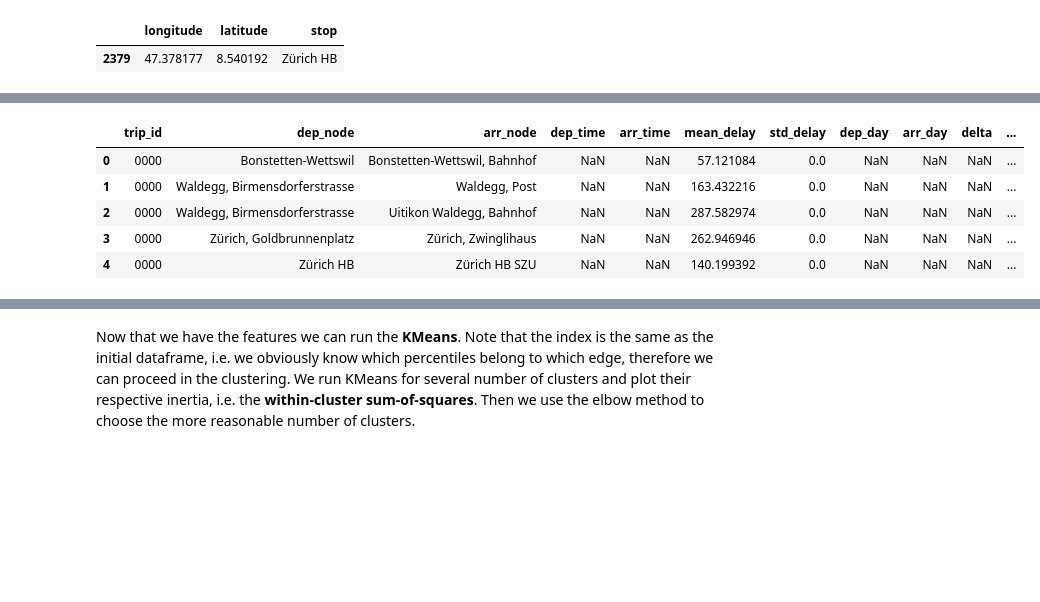
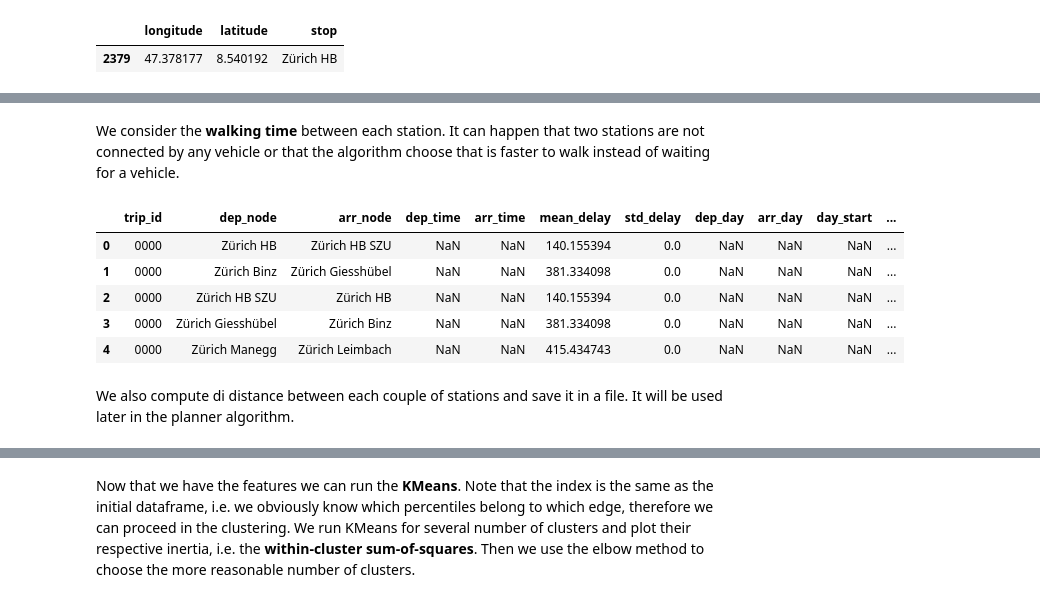
Before and after one commit to marcozov/journey_planning, a Jupyter notebook: FinalProject.ipynb, the cells around one changed output, grey strips where cells are left out. Saved outputs shown, nothing was run; the diff lists cells and outputs as text; code cells hidden in the pictures; blank space fills up the shorter version.

```diff
--- a/FinalProject.ipynb
+++ b/FinalProject.ipynb
@@ -169,11 +203,7 @@ df_with_delays = df_with_delays.filter((df_with_delays['arrival_delay'] > -1000)
 # %%
-# Filtering the stops that are not in the metadata
-# Adding a new column 'info' containing all the needed information
-# Grouping by trip id
-# Collect the list of the 'info' rows in the group
 df_grouped = (df_with_delays
     .filter(df_with_delays.stop_name.isin(metadataPandas.stop.tolist()))
-    .withColumn('info', F.struct('stop_name', F.split('arrival_time', " ")[1], 'arrival_delay', F.split('departure_time', " ")[1], 'departure_delay', 'day_week'))
+    .withColumn('info', F.struct('stop_name', F.split('arrival_time', " ")[1], 'arrival_delay', F.split('departure_time', " ")[1], 'departure_delay', 'day_week', 'day_week_start'))
     .groupby('id')
     .agg(F.collect_list('info').alias('info'))
               )
@@ -194,27 +229,26 @@ def compute_delta(arrival, departure, day):
 
 def delays(s):
     return tuple(s)
-    if s.shape[0] < 2:
-        return s
-    return list(s)
 
 # DataFrame containing the final schedule
 schedule = pd.DataFrame(columns= ['trip_id', 'dep_node', 'arr_node',
                                   'dep_time', 'arr_time',
                                   'mean_delay', 'std_delay',
-                                  'dep_day', 'arr_day', 'delta', 'delays'])
+                                  'dep_day', 'arr_day', 'day_start',
+                                  'delta', 'delays'])
 
 # Iterating through groups
 for group in groups:
     trip_id = group[0]
     info = group[1]
-    p = pd.DataFrame(info, columns=['stop', 'arrival_time', 'arrival_delay','departure_time', 'departure_delay', 'week_day'])
+    p = pd.DataFrame(info, columns=['stop', 'arrival_time', 'arrival_delay','departure_time', 'departure_delay', 'week_day', 'day_week_start'])
 
     # Computing the mean of arrival and departure delays
     c = p.groupby(['week_day', 'arrival_time', 'departure_time', 'stop']).agg([np.mean, np.std, delays])
 
     c = c.reset_index()
     c.columns = [' '.join(col).strip() for col in c.columns.values]
+
 
     # Creating all the couples of (start_station, arrival_station) for each trip. The order of the schedule
     # is manteined by the groupby operation. We can have the same schedule for different days of the week,
@@ -230,6 +264,7 @@ for group in groups:
                         c.loc[i+1, 'arrival_delay std'],
                         c.loc[i, 'week_day'],
                         c.loc[i+1, 'week_day'],
+                        c.loc[i, 'day_week_start mean'],
                         compute_delta(c.loc[i, 'departure_time'],
                                       c.loc[i+1, 'arrival_time'],
                                       c.loc[i+1, 'week_day']-c.loc[i, 'week_day']),
@@ -238,7 +273,8 @@ for group in groups:
                      columns= ['trip_id', 'dep_node', 'arr_node',
                                'dep_time', 'arr_time',
                                'mean_delay', 'std_delay',
-                               'dep_day', 'arr_day', 'delta', 'delays'])
+                               'dep_day', 'arr_day', 'day_start',
+                               'delta', 'delays'])
     # Need to merge the last station with the first, in case of a trip that starts on sunday night and finisches
     # on monday morning
     m = len(c)-1
@@ -251,6 +287,7 @@ for group in groups:
                 'std_delay': c.loc[m, 'arrival_delay std'],
                 'dep_day': c.loc[m, 'week_day'],
                 'arr_day': c.loc[0, 'week_day'],
+                'day_start': c.loc[m, 'day_week_start mean'],
                 'delta': compute_delta(c.loc[m, 'departure_time'], c.loc[0, 'arrival_time'], c.loc[0, 'week_day']+7-c.loc[m, 'week_day']),
                 'delays': c.loc[m, 'arrival_delay delays']
                  }], ignore_index=True
@@ -258,7 +295,6 @@ for group in groups:
     # Filtering the wrong couples and couples where the start and stop stations are the same
     partialResult = partialResult[partialResult.delta < 180]
     partialResult = partialResult[partialResult.dep_node != partialResult.arr_node]
-    #partialResult = partialResult.drop(['delta'], axis=1)
     schedule = schedule.append(partialResult)
 
 schedule.reset_index(drop=True, inplace=True)
@@ -319,0 +377,5 @@ schedule.head()
+# %%
+# and keep into the schedule only trips happened more than treshold times
+treshold = 20
+schedule = schedule[schedule.num_delays >= treshold]
+schedule.head()
@@ -320,28 +470,34 @@ schedule.head()
+# %% [markdown]
+We consider the **walking time** between each station. It can happen that two stations are not connected by any vehicle or that the algorithm choose that is faster to walk instead of waiting for a vehicle.
+# %%
+# Filtering the metadata with the stations we have in the dataset
+node_set = list(set(schedule['dep_node']) | set(schedule['arr_node']))
+metadata_filtered = metadataPandas[metadataPandas['stop'].isin(node_set)]
 # %%
-# Compute the walking times between stations. Keeping only stations within 300m
+# Compute the walking times between stations. Keeping only stations within 500m
 walk = pd.DataFrame(columns= ['trip_id', 'dep_node', 'arr_node',
                               'dep_time', 'arr_time',
                               'mean_delay', 'std_delay',
-                              'dep_day', 'arr_day', 'delta', 'delays'])
-for _, stop1 in metadataPandas.iterrows():
-    for _, stop2 in metadataPandas.iterrows():
+                              'dep_day', 'arr_day', 'day_start', 'delays', 'num_delays', 'path_id'])
+for _, stop1 in metadata_filtered.iterrows():
+    for _, stop2 in metadata_filtered.iterrows():
         if (stop1.stop != stop2.stop):
             distance = compute_distance(float(stop1.latitude), float(stop1.longitude),
                                        float(stop2.latitude), float(stop2.longitude))
-            if (distance <= 300):
+            if (distance <= 500):
                 walk = walk.append({'trip_id': '0000',
                                     'dep_node': stop1.stop,
                                     'arr_node': stop2.stop,
-                                    'mean_delay': distance, # considering 1m/s
+                                    'mean_delay': distance, # considering 1m/s of walking speed
                                     'std_delay': 0.0}, ignore_index=True)
 
 walk.head()
 # %% [output]
-|  | trip_id | dep_node | arr_node | dep_time | arr_time | mean_delay | std_delay | dep_day | arr_day | delta | ... |
-| 0 | 0000 | Bonstetten-Wettswil | Bonstetten-Wettswil, Bahnhof | NaN | NaN | 57.121084 | 0.0 | NaN | NaN | NaN | ... |
-| 1 | 0000 | Waldegg, Birmensdorferstrasse | Waldegg, Post | NaN | NaN | 163.432216 | 0.0 | NaN | NaN | NaN | ... |
-| 2 | 0000 | Waldegg, Birmensdorferstrasse | Uitikon Waldegg, Bahnhof | NaN | NaN | 287.582974 | 0.0 | NaN | NaN | NaN | ... |
-| 3 | 0000 | Zürich, Goldbrunnenplatz | Zürich, Zwinglihaus | NaN | NaN | 262.946946 | 0.0 | NaN | NaN | NaN | ... |
-| 4 | 0000 | Zürich HB | Zürich HB SZU | NaN | NaN | 140.199392 | 0.0 | NaN | NaN | NaN | ... |
+|  | trip_id | dep_node | arr_node | dep_time | arr_time | mean_delay | std_delay | dep_day | arr_day | day_start | ... |
+| 0 | 0000 | Zürich HB | Zürich HB SZU | NaN | NaN | 140.155394 | 0.0 | NaN | NaN | NaN | ... |
+| 1 | 0000 | Zürich Binz | Zürich Giesshübel | NaN | NaN | 381.334098 | 0.0 | NaN | NaN | NaN | ... |
+| 2 | 0000 | Zürich HB SZU | Zürich HB | NaN | NaN | 140.155394 | 0.0 | NaN | NaN | NaN | ... |
+| 3 | 0000 | Zürich Giesshübel | Zürich Binz | NaN | NaN | 381.334098 | 0.0 | NaN | NaN | NaN | ... |
+| 4 | 0000 | Zürich Manegg | Zürich Leimbach | NaN | NaN | 415.434743 | 0.0 | NaN | NaN | NaN | ... |
 # %%
 schedule = schedule.append(walk)
@@ -349,0 +504,2 @@ schedule.to_pickle("data/schedule_raw.pkl")
+# %% [markdown]
+We also compute di distance between each couple of stations and save it in a file. It will be used later in the planner algorithm.
```
Also changed, not shown: parts of 73 cells of this notebook, 5 other files.
